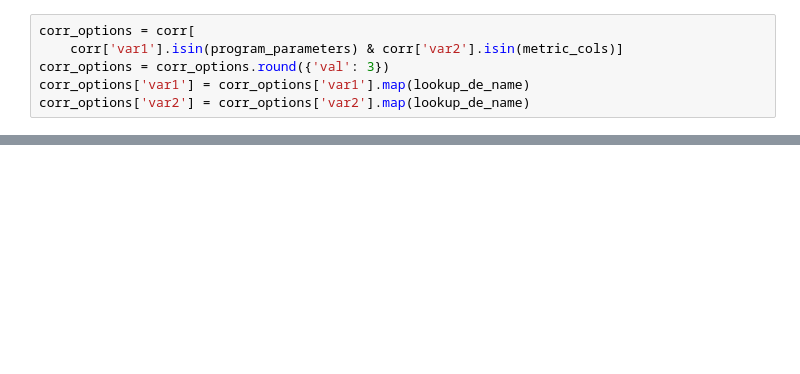
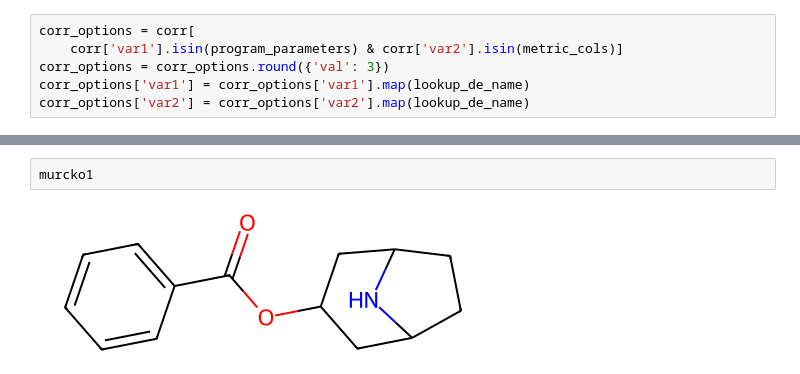
Before and after one commit to ciw-project-2023/nbse-analysis, a Jupyter notebook: nbse_analysis/plots.ipynb, the cells around one changed output, grey strips where cells are left out. Cells and saved outputs as stored; diff of their text form; blank space fills up the shorter version.

```diff
--- a/nbse_analysis/plots.ipynb
+++ b/nbse_analysis/plots.ipynb
@@ -373,0 +268,4 @@ corr_options['var2'] = corr_options['var2'].map(lookup_de_name)
+# %%
+murcko1
+# %% [output]
+[figure, added]
```
Also changed, not shown: parts of 33 cells of this notebook, 1 other file.
